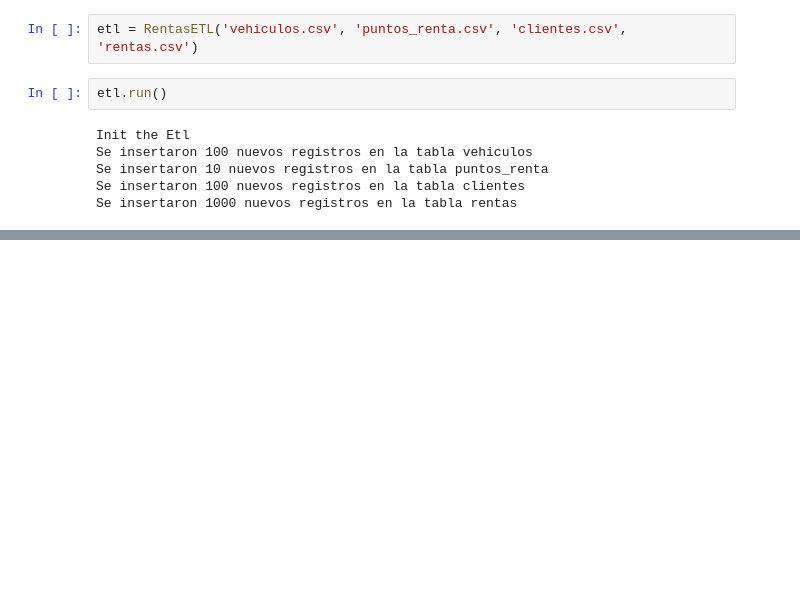
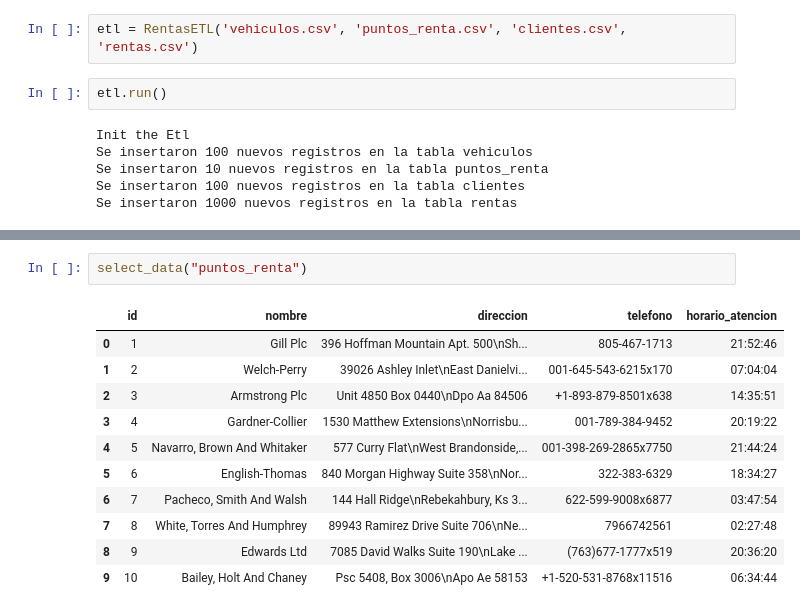
Before and after one commit to LTogliaUCV/etl-cars-rental, a Jupyter notebook: Tutoirial-code.ipynb, the cells around one changed output, grey strips where cells are left out. Drawn from its saved outputs; the diff is of its cells as text; blank space fills up the shorter version.

```diff
--- a/Tutoirial-code.ipynb
+++ b/Tutoirial-code.ipynb
@@ -550,0 +567,14 @@ ValueError: "sort" should be "ascending", "descending" or None.
+# %%
+select_data("puntos_renta")
+# %% [output]
+|  | id | nombre | direccion | telefono | horario_atencion |
+| 0 | 1 | Gill Plc | 396 Hoffman Mountain Apt. 500\nSh... | 805-467-1713 | 21:52:46 |
+| 1 | 2 | Welch-Perry | 39026 Ashley Inlet\nEast Danielvi... | 001-645-543-6215x170 | 07:04:04 |
+| 2 | 3 | Armstrong Plc | Unit 4850 Box 0440\nDpo Aa 84506 | +1-893-879-8501x638 | 14:35:51 |
+| 3 | 4 | Gardner-Collier | 1530 Matthew Extensions\nNorrisbu... | 001-789-384-9452 | 20:19:22 |
+| 4 | 5 | Navarro, Brown And Whitaker | 577 Curry Flat\nWest Brandonside,... | 001-398-269-2865x7750 | 21:44:24 |
+| 5 | 6 | English-Thomas | 840 Morgan Highway Suite 358\nNor... | 322-383-6329 | 18:34:27 |
+| 6 | 7 | Pacheco, Smith And Walsh | 144 Hall Ridge\nRebekahbury, Ks 3... | 622-599-9008x6877 | 03:47:54 |
+| 7 | 8 | White, Torres And Humphrey | 89943 Ramirez Drive Suite 706\nNe... | 7966742561 | 02:27:48 |
+| 8 | 9 | Edwards Ltd | 7085 David Walks Suite 190\nLake ... | (763)677-1777x519 | 20:36:20 |
+| 9 | 10 | Bailey, Holt And Chaney | Psc 5408, Box 3006\nApo Ae 58153 | +1-520-531-8768x11516 | 06:34:44 |
```
Also changed, not shown: parts of 15 cells of this notebook.
